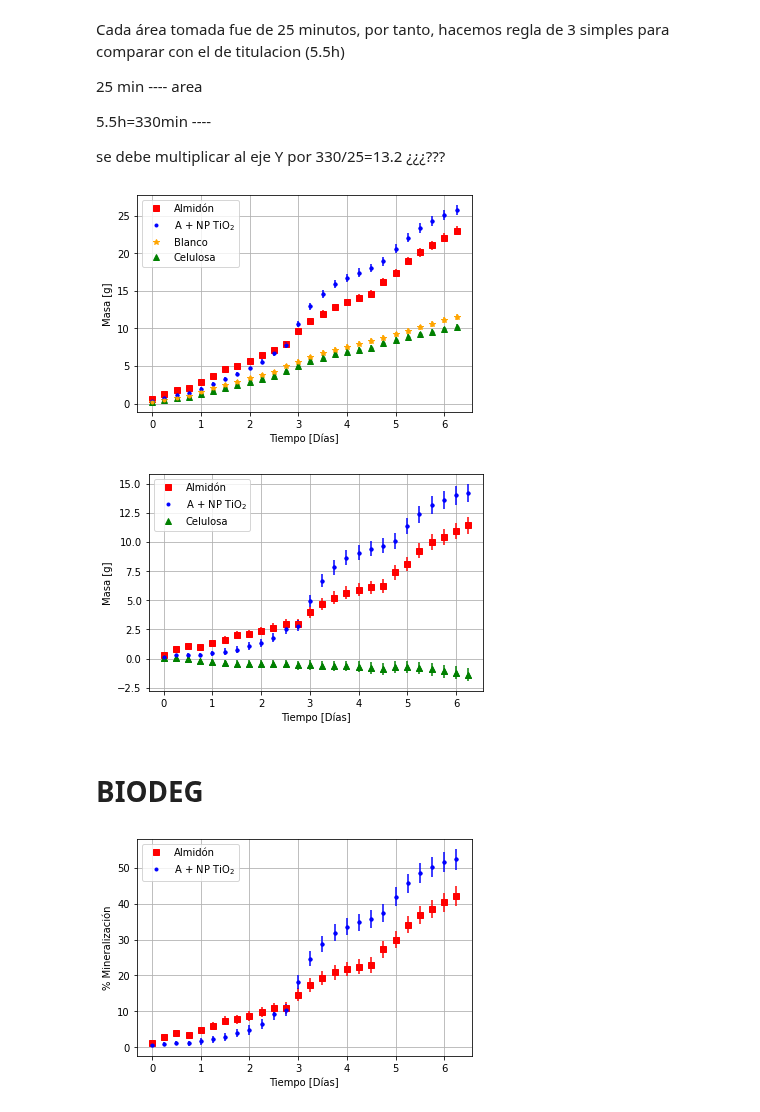
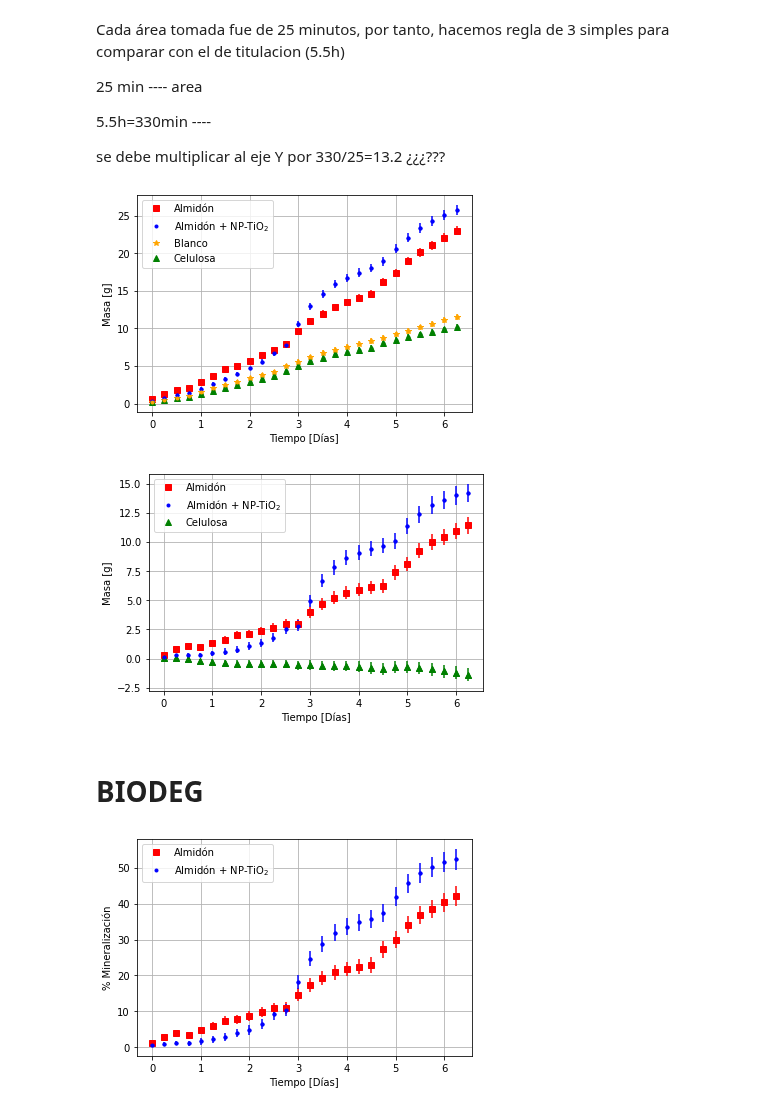
Before and after one commit to fyulita/laboratorio-6-y-7, a Jupyter notebook: Arduino/notebook-resultados_primer-medicion.ipynb, the cells around one changed output. Drawn from its saved outputs; the diff is of its cells as text; code cells hidden in the pictures.

```diff
--- a/Arduino/notebook-resultados_primer-medicion.ipynb
+++ b/Arduino/notebook-resultados_primer-medicion.ipynb
@@ -117,32 +117,32 @@ Cada área tomada fue de 25 minutos, por tanto, hacemos regla de 3 simples para
 se debe multiplicar al eje Y por 330/25=13.2 ¿¿¿???
 # %%
 plt.plot(x,gramos1_ac,'s',label='Almidón',color='red')
-plt.plot(x,gramos3_ac,'.',label='A + NP TiO$_2$',color='blue')
+plt.plot(x,gramos3_ac,'.',label='Almidón + NP-TiO$_2$',color='blue')
 plt.plot(x,gramos4_ac,'*',label='Blanco',color='orange')
 plt.plot(x,gramos2_ac,'^',label='Celulosa',color='green')
 
 plt.legend()
 
 plt.errorbar(x,gramos1_ac,yerr=error_g1_ac**0.5,fmt='.',color='red')
 plt.errorbar(x,gramos2_ac,yerr=error_g2_ac**0.5,fmt='.',color='green')
 plt.errorbar(x,gramos3_ac,yerr=error_g3_ac**0.5,fmt='.',color='blue')
 plt.errorbar(x,gramos4_ac,yerr=error_g4_ac**0.5,fmt='.',color='orange')
 
 #plt.title('CO2 acumulado - sensor')
 plt.xlabel('Tiempo [Días]')
 plt.ylabel('Masa [g]')
 plt.grid(True)
 plt.savefig("co2_acumulado-sensor_primer-medicion.png")
 plt.show()
 # %% [output]
-[figure, old version]
+[figure, new version]
 # %%
 plt.errorbar(x,gramos1_ac-gramos4_ac,yerr=(error_g1_ac+error_g4_ac)**0.5,fmt='.',color='red')
 plt.errorbar(x,gramos2_ac-gramos4_ac,yerr=(error_g2_ac+error_g4_ac)**0.5,fmt='^',color='green')
 plt.errorbar(x,gramos3_ac-gramos4_ac,yerr=(error_g3_ac+error_g4_ac)**0.5,fmt='.',color='blue')
 
 plt.plot(x,gramos1_ac-gramos4_ac,'s',label='Almidón',color='red')
-plt.plot(x,gramos3_ac-gramos4_ac,'.',label='A + NP TiO$_2$',color='blue')
+plt.plot(x,gramos3_ac-gramos4_ac,'.',label='Almidón + NP-TiO$_2$',color='blue')
 plt.plot(x,gramos2_ac-gramos4_ac,'^',label='Celulosa',color='green')
 
 plt.legend()
@@ -154,7 +154,7 @@ plt.grid(True)
 plt.savefig("co2_acumulado-sensor_primer-medicion-restado.png")
 plt.show()
 # %% [output]
-[figure, old version]
+[figure, new version]
 # %% [markdown]
 # BIODEG
 # %%
@@ -175,7 +175,7 @@ plt.errorbar(x,(gramos1_ac-gramos4_ac)*100/g_CO2_teo,yerr=100*(error_g1_ac+error
 plt.errorbar(x,(gramos3_ac-gramos4_ac)*100/g_CO2_teo,yerr=100*(error_g3_ac+error_g4_ac)**0.5 / g_CO2_teo,fmt='.',color='blue')
 
 plt.plot(x,(gramos1_ac-gramos4_ac)*100/g_CO2_teo,'s',label='Almidón',color='red')
-plt.plot(x,(gramos3_ac-gramos4_ac)*100/g_CO2_teo,'.',label='A + NP TiO$_2$',color='blue')
+plt.plot(x,(gramos3_ac-gramos4_ac)*100/g_CO2_teo,'.',label='Almidón + NP-TiO$_2$',color='blue')
 #plt.plot(x,(gramos2_ac-gramos4_ac)*100/g_CO2_teo,'^',label='Celulosa',color='green')
 
 plt.legend()
@@ -187,4 +187,4 @@ plt.grid(True)
 plt.savefig("biodeg_sensor_primer-medicion-restado.png")
 plt.show()
 # %% [output]
-[figure, old version]
+[figure, new version]
```
Also changed, not shown: 16 other files.
